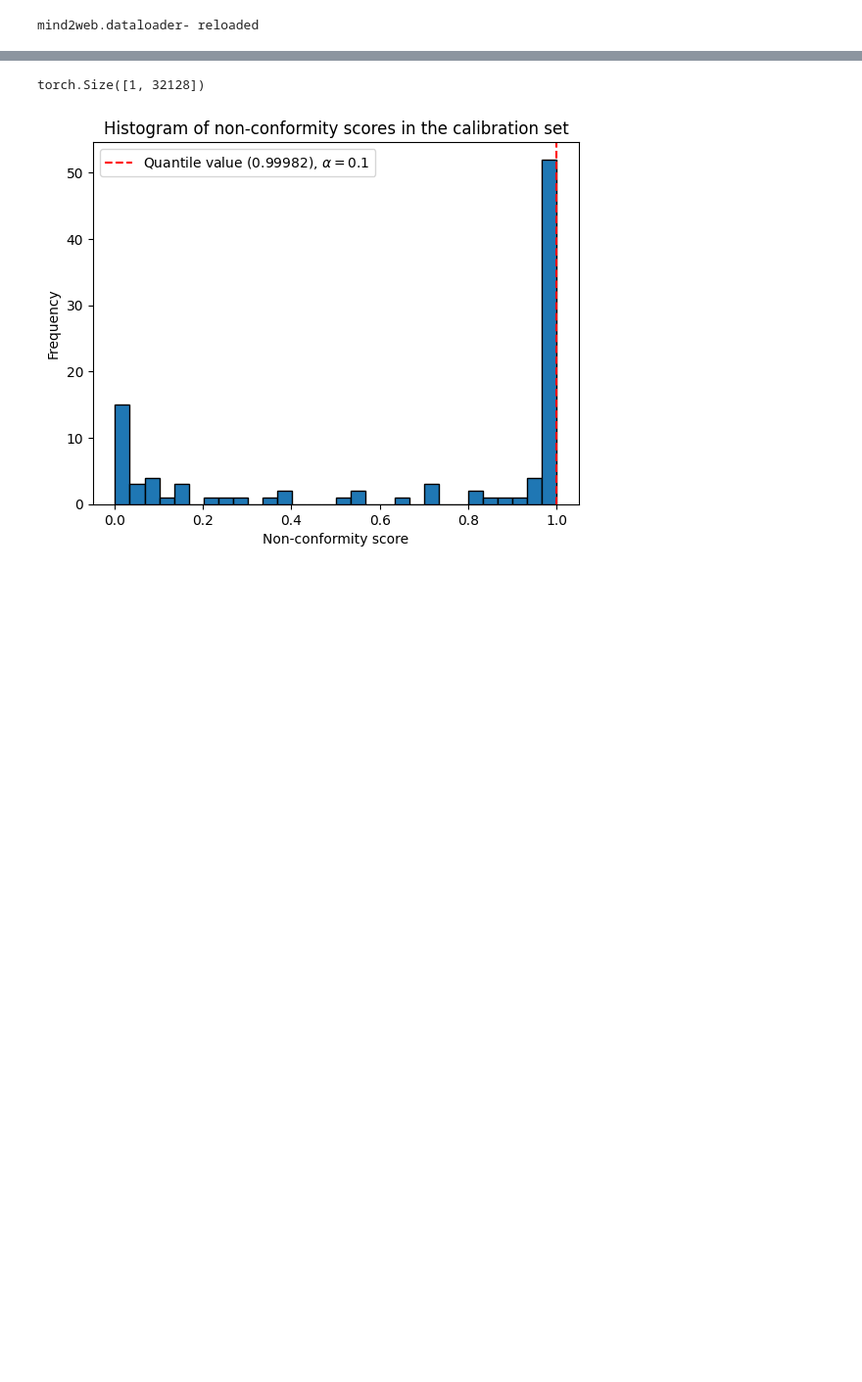
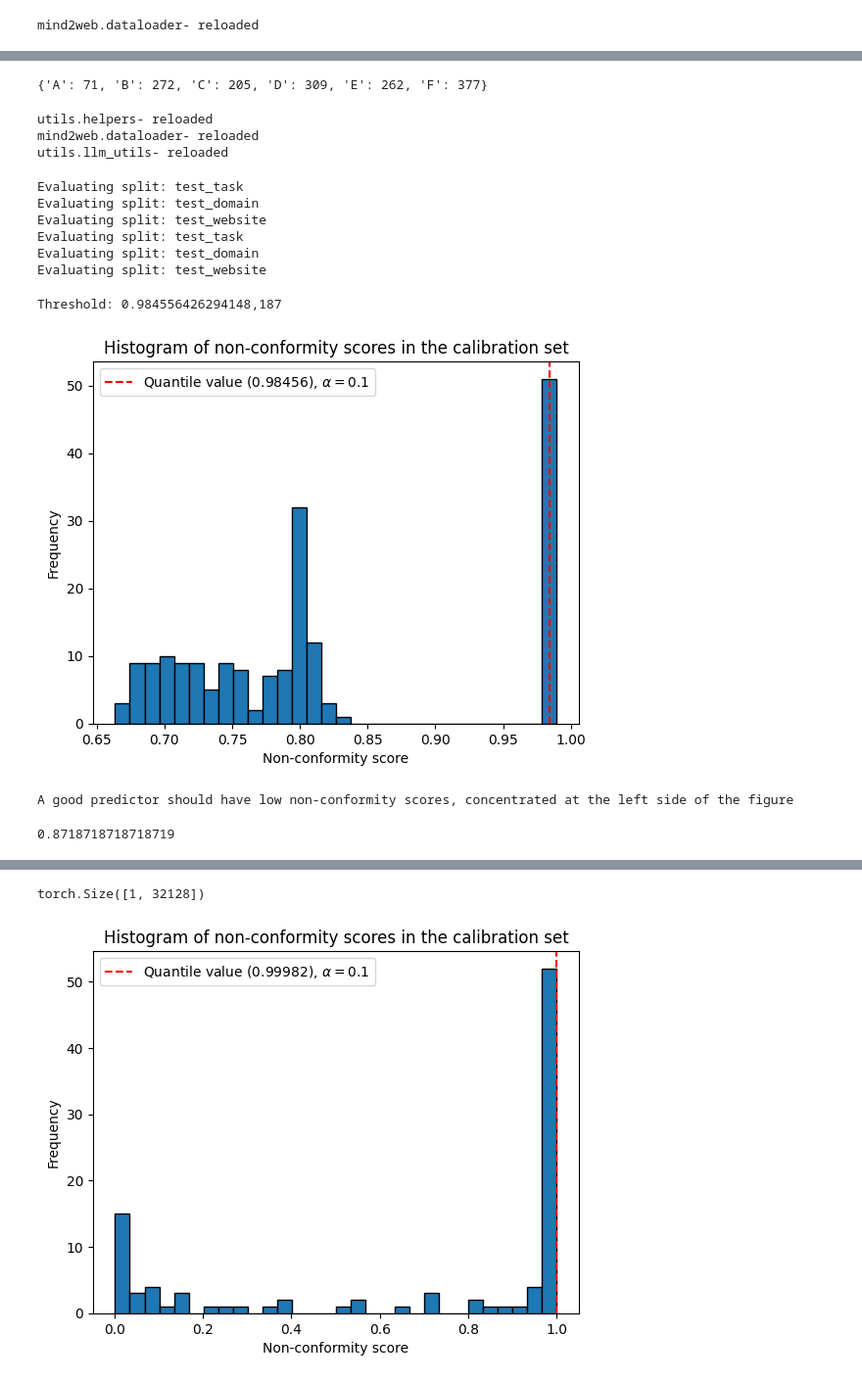
Before and after one commit to amitxy/Robots-That-Ask-For-Help-Over-The-Horizon, a Jupyter notebook: risk.ipynb, the cells around one changed output, grey strips where cells are left out. Shown: that part at 98% size. Drawn from its saved outputs; the diff is of its cells as text; code cells hidden in the pictures; blank space fills up the shorter version.

```diff
--- a/risk.ipynb
+++ b/risk.ipynb
@@ -448,0 +98,19 @@ for split_name, ds_split in cal_dict.items():
+# %%
+utils.reload('utils.helpers')
+cal_df = pd.read_pickle('cal_df.pkl')
+cal_df = utils.helpers.add_eval_columns(cal_df)
+label_map = {"A": 0, "B": 1, "C": 2, "D": 3, "E": 4, "F": 5}
+y_cal = cal_df["target_label"].map(label_map)
+
+alpha = 0.1
+lambda_grid = np.linspace(0.0, 1.0, 2000)
+
+best_lambda, results = utils.helpers.tune_lambda_group_risk(
+    cal_df=cal_df,
+    y_cal=y_cal,
+    alpha=alpha,
+    lambda_grid=lambda_grid,
+)
+
+best = results[best_lambda]
+best, best_lambda
@@ -448,0 +122,18 @@ for split_name, ds_split in cal_dict.items():
+# %%
+# results_df
+MultiChoiceDataset.choice2token_id
+# %% [output]
+{'A': 71, 'B': 272, 'C': 205, 'D': 309, 'E': 262, 'F': 377}
+# %%
+utils.reload('utils.helpers')
+utils.reload('mind2web.dataloader')
+utils.reload('utils.llm_utils')
+
+# full_df = pd.read_pickle('data_set_all.pkl')
+# full_df["test_split"] = full_df["test_split"].astype(str)
+# cal_dict
+# df = utils.helpers.filter_to_calibration_actions(full_df, cal_dict)
+# %% [output]
+utils.helpers- reloaded
+mind2web.dataloader- reloaded
+utils.llm_utils- reloaded
@@ -448,0 +186,33 @@ for split_name, ds_split in cal_dict.items():
+# %%
+results = evaluation(cal_set, test_dict, full_df, model, tokenizer)
+# %% [output]
+Evaluating split: test_task
+Evaluating split: test_domain
+Evaluating split: test_website
+Evaluating split: test_task
+Evaluating split: test_domain
+Evaluating split: test_website
+# %%
+# results
+cal_df = pd.read_pickle('results/crc/cal/cal_0.pkl')
+pen_df = pd.read_pickle('results/crc/pen/pen_0.pkl')
+test_df = pd.read_pickle('results/crc/test/test_0.pkl')
+
+cal_df = utils.helpers.add_eval_columns(cal_df, logits_temp=16, to_save=False)
+
+threshold = get_threshold(cal_df, alpha=0.1)
+cal_grouped = cal_df.groupby('annotation_id')
+score_per_group = 1 - cal_grouped['target_prob'].min()
+print(f'Threshold: {threshold},{len(score_per_group)}')
+utils.plot.nonconformity_histogram(score_per_group, threshold=threshold)
+# %% [output]
+Threshold: 0.984556426294148,187
+[figure, added]
+A good predictor should have low non-conformity scores, concentrated at the left side of the figure
+# %%
+test_df = utils.helpers.add_eval_columns(test_df, threshold=threshold, logits_temp=6, to_save=False)
+test_df['pred_set_size'].mean()
+best_lambda, results = utils.helpers.best_lambda_from_df(cal_df=pen_df)
+best_lambda
+# %% [output]
+0.8718718718718719
```
Also changed, not shown: parts of 26 cells of this notebook, 3 other files.
